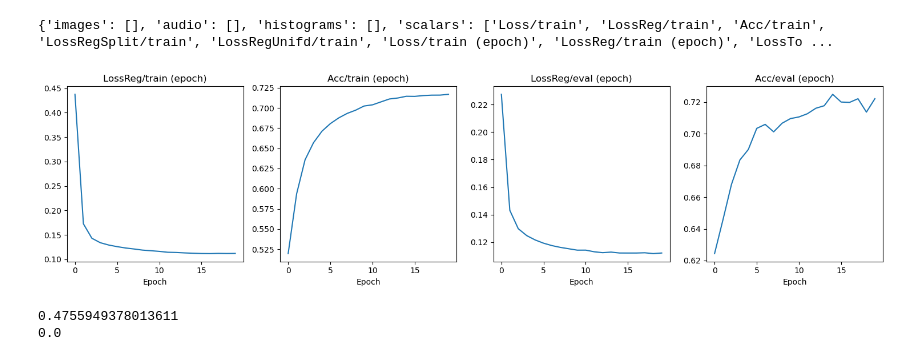
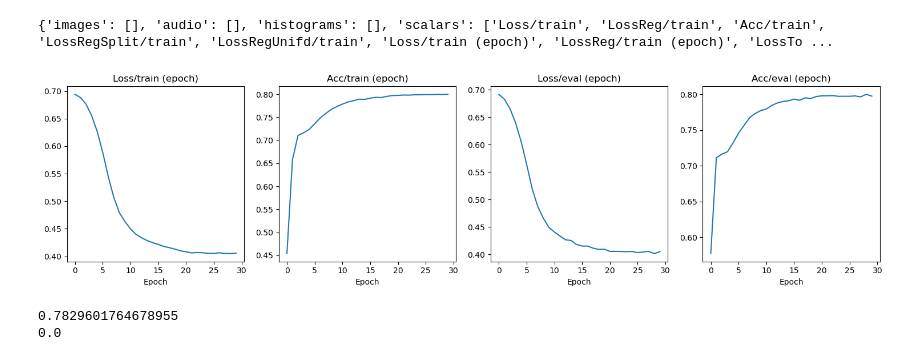
Before and after one commit to janTOffermann/weaver-core-dev, a Jupyter notebook: Run_metrics.ipynb, the cells around one changed output. Cells and saved outputs as stored; diff of their text form; code cells hidden in the pictures.

Commit message:
Updates to training

```diff
--- a/Run_metrics.ipynb
+++ b/Run_metrics.ipynb
@@ -13,7 +13,7 @@ runs/ ['Apr07_12-27-25_gpu2709.oscar.ccv.brown.edu_ak8_MD_inclv10_scouting_Upsil
 # %%
 import tensorboard
 from tensorboard.backend.event_processing import event_accumulator
-ea = event_accumulator.EventAccumulator('runs/Apr08_22-06-10_gpu2708.oscar.ccv.brown.edu_ak8_MD_inclv10_scouting_Upsilon')
+ea = event_accumulator.EventAccumulator('runs/May05_12-00-49_gpu3001.oscar.ccv.brown.edu_ak8_MD_inclv10_scouting_Upsilon')
 ea.Reload()
 print(ea.Tags())
 # %% [output]
@@ -21,27 +21,27 @@ print(ea.Tags())
 # %%
 import matplotlib.pyplot as plt
 
 fig, axes = plt.subplots(1, 4, figsize=(15, 4))
 
-for ax, tag in zip(axes, ['LossReg/train (epoch)', 'Acc/train (epoch)', 'LossReg/eval (epoch)', 'Acc/eval (epoch)'] ):
+for ax, tag in zip(axes, ['Loss/train (epoch)', 'Acc/train (epoch)', 'Loss/eval (epoch)', 'Acc/eval (epoch)'] ):
     try:
         scalars = ea.Scalars(tag)
         steps = [s.step for s in scalars]
         values = [s.value for s in scalars]
         ax.plot(steps, values)
         ax.set_title(tag)
         ax.set_xlabel('Epoch')
     except:
         print(f'{tag} not found')
 
 plt.tight_layout()
 plt.savefig('training_curves.png')
 plt.show()
 # %% [output]
-[figure, old version]
+[figure, new version]
 # %%
 print(ea.Scalars("Acc/test (epoch)")[0].value)
 print(ea.Scalars("Loss/test (epoch)")[0].value)
 # %% [output]
-0.4755949378013611
+0.7829601764678955
 0.0
```
Also changed, not shown: 5 other files.
